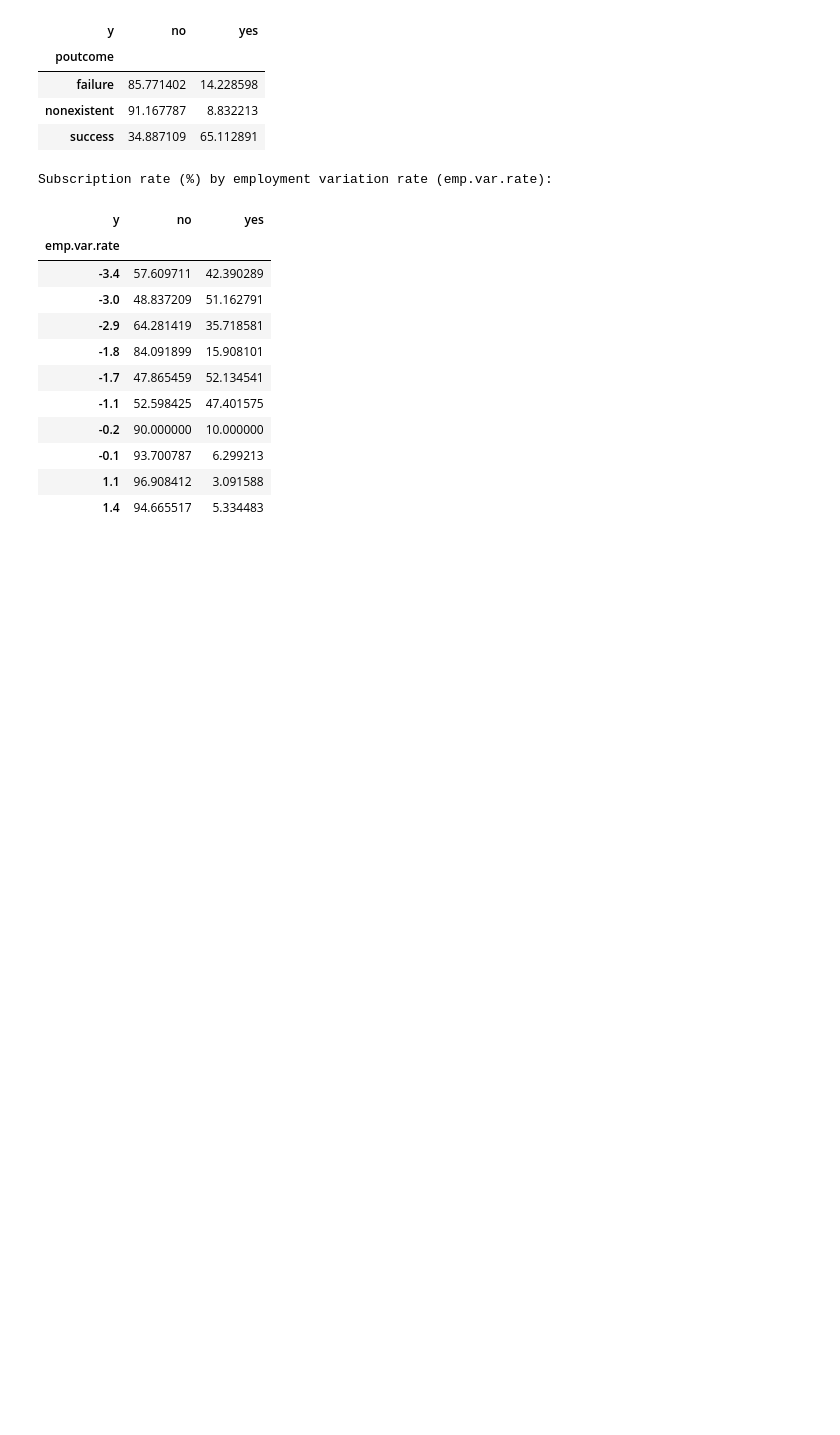
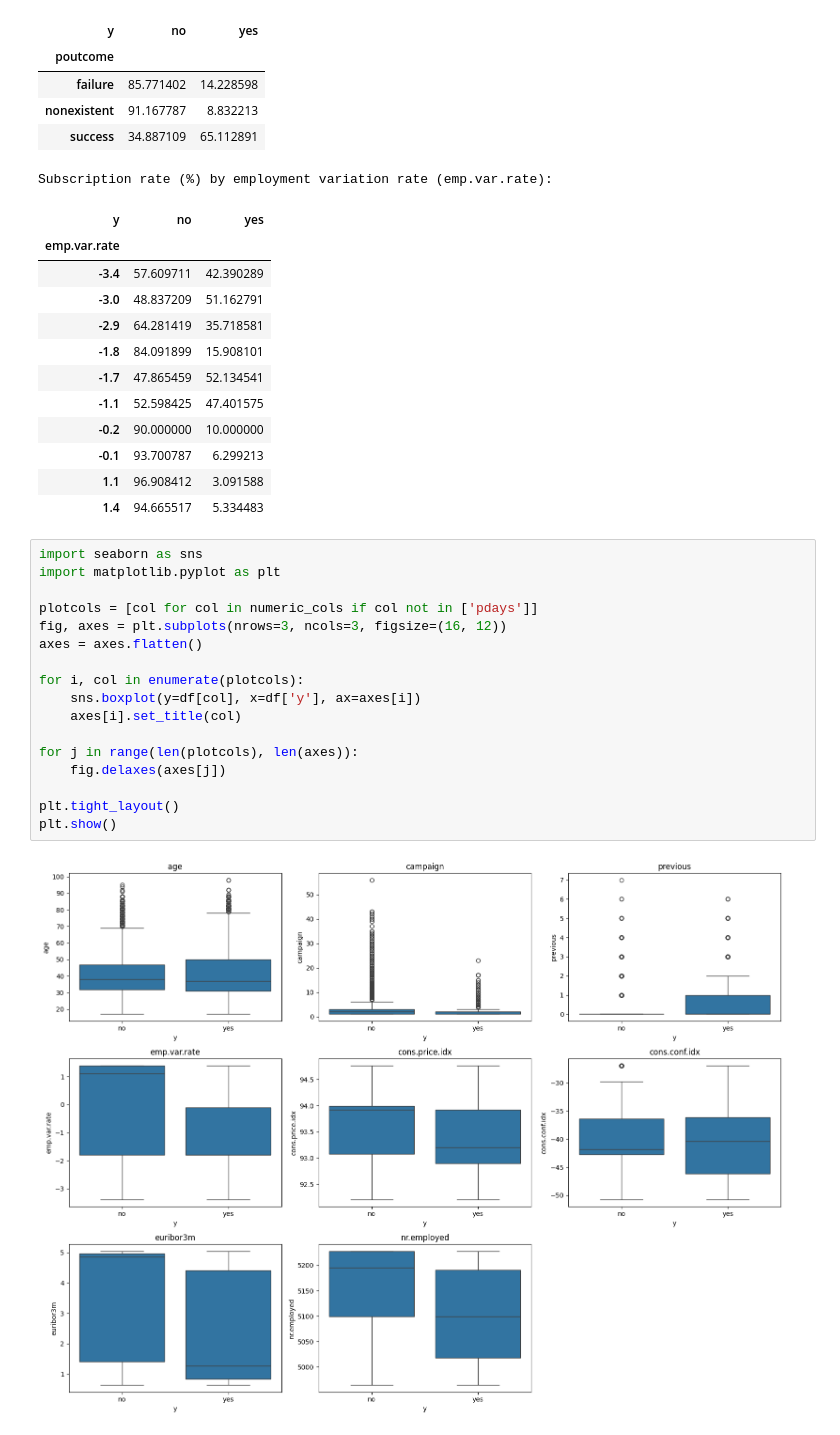
Before and after one commit to preetam7nemade-png/Compute-Task-1, a Jupyter notebook: notebooks/01_eda_and_audit.ipynb, the cells around one changed output. Drawn from its saved outputs; the diff is of its cells as text; blank space fills up the shorter version.

```diff
--- a/notebooks/01_eda_and_audit.ipynb
+++ b/notebooks/01_eda_and_audit.ipynb
@@ -115,3 +121,22 @@ Subscription rate (%) by employment variation rate (emp.var.rate):
 | -0.1 | 93.700787 | 6.299213 |
 | 1.1 | 96.908412 | 3.091588 |
 | 1.4 | 94.665517 | 5.334483 |
+# %%
+import seaborn as sns
+import matplotlib.pyplot as plt
+
+plotcols = [col for col in numeric_cols if col not in ['pdays']]
+fig, axes = plt.subplots(nrows=3, ncols=3, figsize=(16, 12))
+axes = axes.flatten()
+
+for i, col in enumerate(plotcols):
+    sns.boxplot(y=df[col], x=df['y'], ax=axes[i])
+    axes[i].set_title(col)
+
+for j in range(len(plotcols), len(axes)):
+    fig.delaxes(axes[j])
+
+plt.tight_layout()
+plt.show()
+# %% [output]
+[figure, added]
```
Also changed, not shown: parts of 2 cells of this notebook.
